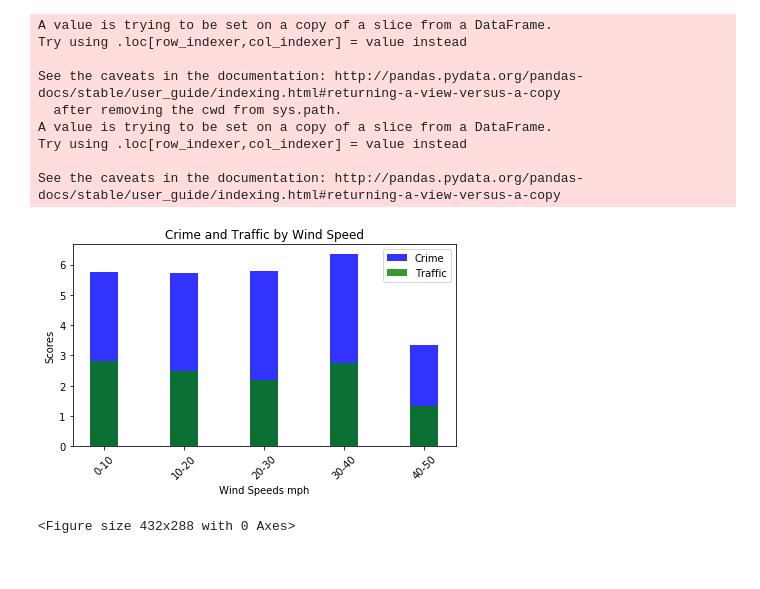
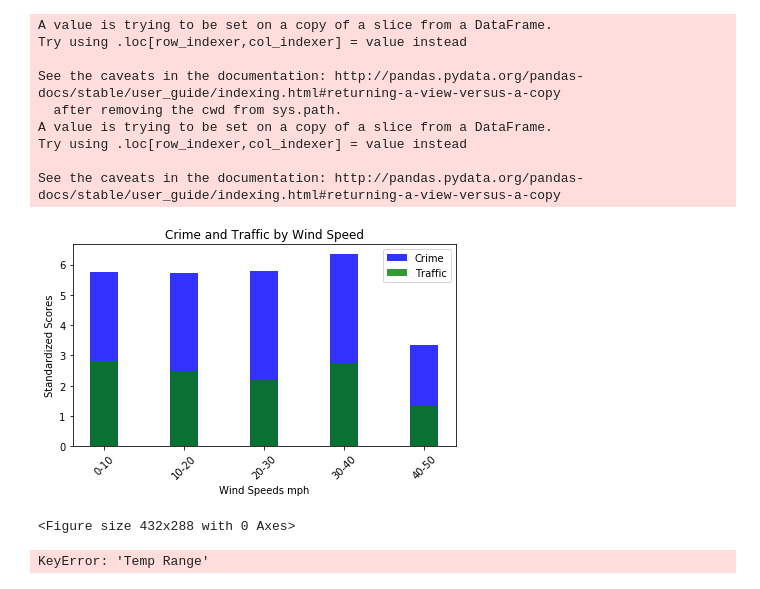
Before and after one commit to chamb-ferly/python_g_project, a Jupyter notebook: Crime_weather_KD.ipynb, the cells around one changed output. Saved outputs shown, nothing was run; the diff lists cells and outputs as text; code cells hidden in the pictures.

```diff
--- a/Crime_weather_KD.ipynb
+++ b/Crime_weather_KD.ipynb
@@ -229,32 +229,32 @@ Twind_stand = Twind_Count['Temp'] / Wwind_Count['Temp']
 # %%
 #bar chart crime and traffic by wind
 fig, ax = plt.subplots()
 bar_width = 0.35
 opacity = 0.8
 
 crime = plt.bar(Cwind_stand.index, Cwind_stand, bar_width,
 alpha=opacity,
 color='b',
 label='Crime')
 
 traffic = plt.bar(Twind_stand.index, Twind_stand, bar_width,
 alpha=opacity,
 color='g',
 label='Traffic')
 
 plt.xlabel('Wind Speeds mph')
-plt.ylabel('Scores')
+plt.ylabel('Standardized Scores')
 plt.title('Crime and Traffic by Wind Speed')
 plt.xticks(rotation = '45')
 plt.legend()
 
 plt.tight_layout()
 plt.show()
 
 #save fig to png
 plt.savefig("crime and traffic wind.png")
 # %% [output]
-[figure, old version]
+[figure, new version]
 <Figure size 432x288 with 0 Axes>
 # %%
 is_crime.reset_index(inplace = True)
@@ -300,0 +277,36 @@ WS
+# %%
+##standardize data for seasons
+CStemp_Plot = summer1C.groupby('Temp Range').count()
+CFtemp_Plot = fall1C.groupby('Temp Range').count()
+CSptemp_Plot = spring1C.groupby('Temp Range').count()
+
+# #bar chart crime and traffic by wind
+# fig, ax = plt.subplots()
+# bar_width = 0.35
+# opacity = 0.8
+
+# crime = plt.bar(CStemp_Plot.index, CStemp_Plot, bar_width,
+# alpha=opacity,
+# color='b',
+# label='Crime')
+
+# traffic = plt.bar(Twind_stand.index, Twind_stand, bar_width,
+# alpha=opacity,
+# color='g',
+# label='Traffic')
+
+# plt.xlabel('Wind Speeds mph')
+# plt.ylabel('Standardized Scores')
+# plt.title('Crime and Traffic by Wind Speed')
+# plt.xticks(rotation = '45')
+# plt.legend()
+
+# plt.tight_layout()
+# plt.show()
+
+# #save fig to png
+# plt.savefig("crime and traffic wind.png")
+
+crime = plt.plot(CStemp_Plot.index, CStemp_Plot)
+# %% [output]
+KeyError: 'Temp Range'
```
Also changed, not shown: parts of 3 cells of this notebook, 1 other file.
